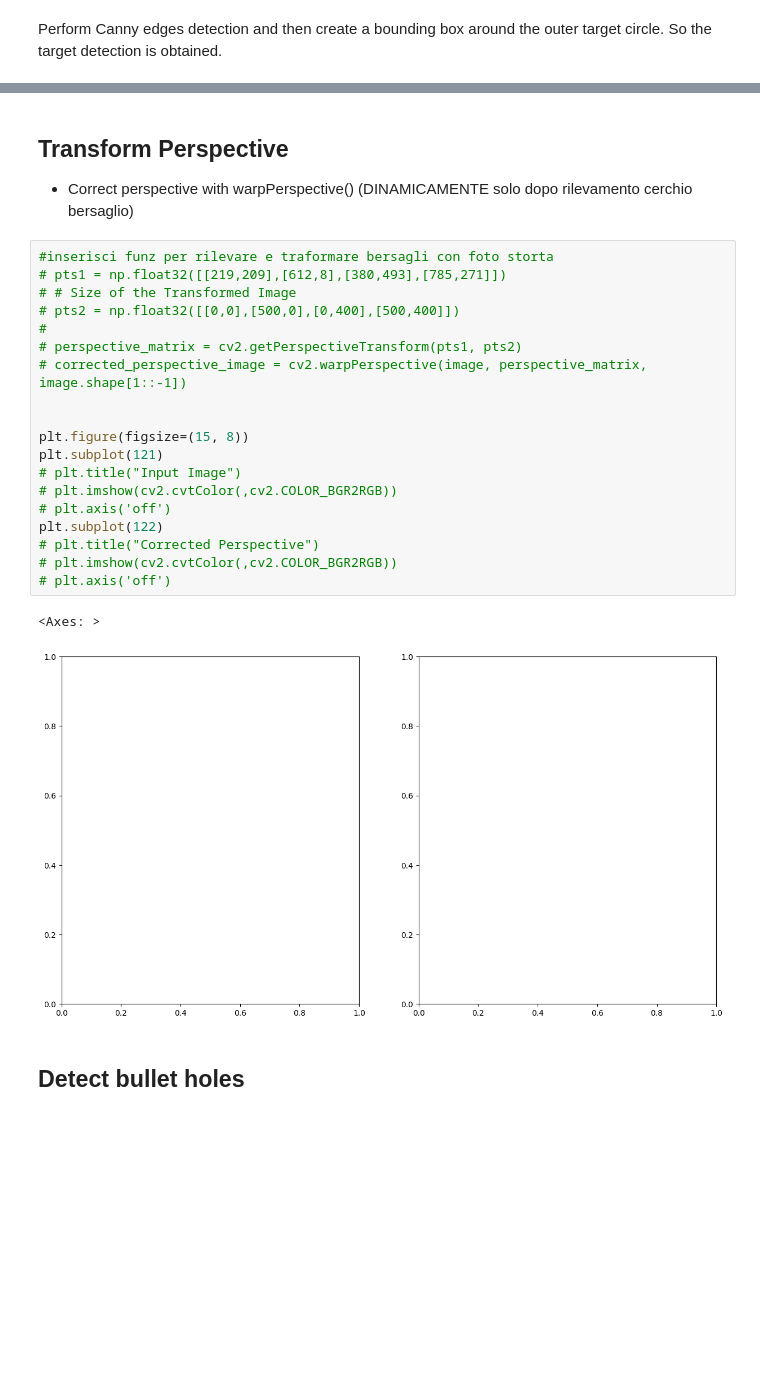
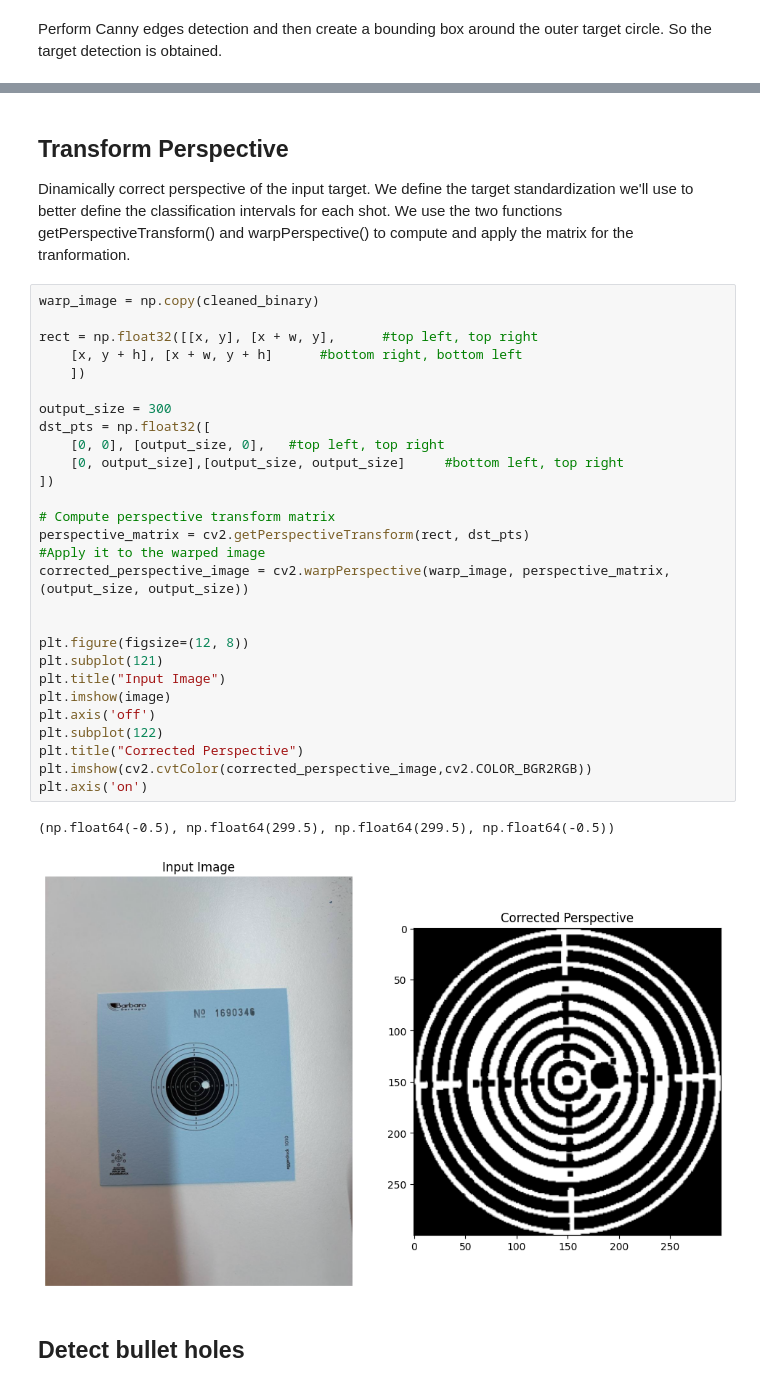
Before and after one commit to Allelallecialle/Aimlytics, a Jupyter notebook: aimlytics_notebook.ipynb, the cells around one changed output, grey strips where cells are left out. Saved outputs shown, nothing was run; the diff lists cells and outputs as text; blank space fills up the shorter version.

Commit message:
Commit #5: perspective transformation

```diff
--- a/aimlytics_notebook.ipynb
+++ b/aimlytics_notebook.ipynb
@@ -114,29 +114,38 @@ plt.axis('off')
 [figure]
 # %% [markdown]
 ## Transform Perspective
-- Correct perspective with warpPerspective() (DINAMICAMENTE solo dopo rilevamento cerchio bersaglio)
+Dinamically correct perspective of the input target. We define the target standardization we'll use to better define the classification intervals for each shot. We use the two functions getPerspectiveTransform() and warpPerspective() to compute and apply the matrix for the tranformation.
 # %%
-#inserisci funz per rilevare e traformare bersagli con foto storta
-# pts1 = np.float32([[219,209],[612,8],[380,493],[785,271]])
-# # Size of the Transformed Image
-# pts2 = np.float32([[0,0],[500,0],[0,400],[500,400]])
-#
-# perspective_matrix = cv2.getPerspectiveTransform(pts1, pts2)
-# corrected_perspective_image = cv2.warpPerspective(image, perspective_matrix, image.shape[1::-1])
+warp_image = np.copy(cleaned_binary)
+
+rect = np.float32([[x, y], [x + w, y],      #top left, top right
+    [x, y + h], [x + w, y + h]      #bottom right, bottom left
+    ])
+
+output_size = 300
+dst_pts = np.float32([
+    [0, 0], [output_size, 0],   #top left, top right
+    [0, output_size],[output_size, output_size]     #bottom left, top right
+])
+
+# Compute perspective transform matrix
+perspective_matrix = cv2.getPerspectiveTransform(rect, dst_pts)
+#Apply it to the warped image
+corrected_perspective_image = cv2.warpPerspective(warp_image, perspective_matrix, (output_size, output_size))
 
 
-plt.figure(figsize=(15, 8))
+plt.figure(figsize=(12, 8))
 plt.subplot(121)
-# plt.title("Input Image")
-# plt.imshow(cv2.cvtColor(,cv2.COLOR_BGR2RGB))
-# plt.axis('off')
+plt.title("Input Image")
+plt.imshow(image)
+plt.axis('off')
 plt.subplot(122)
-# plt.title("Corrected Perspective")
-# plt.imshow(cv2.cvtColor(,cv2.COLOR_BGR2RGB))
-# plt.axis('off')
+plt.title("Corrected Perspective")
+plt.imshow(cv2.cvtColor(corrected_perspective_image,cv2.COLOR_BGR2RGB))
+plt.axis('on')
 # %% [output]
-<Axes: >
+(np.float64(-0.5), np.float64(299.5), np.float64(299.5), np.float64(-0.5))
-[figure, old version]
+[figure, new version]
 # %% [markdown]
 ## Detect bullet holes
 # %% [markdown]
```
Also changed, not shown: parts of 1 cell of this notebook, 1 other file.
